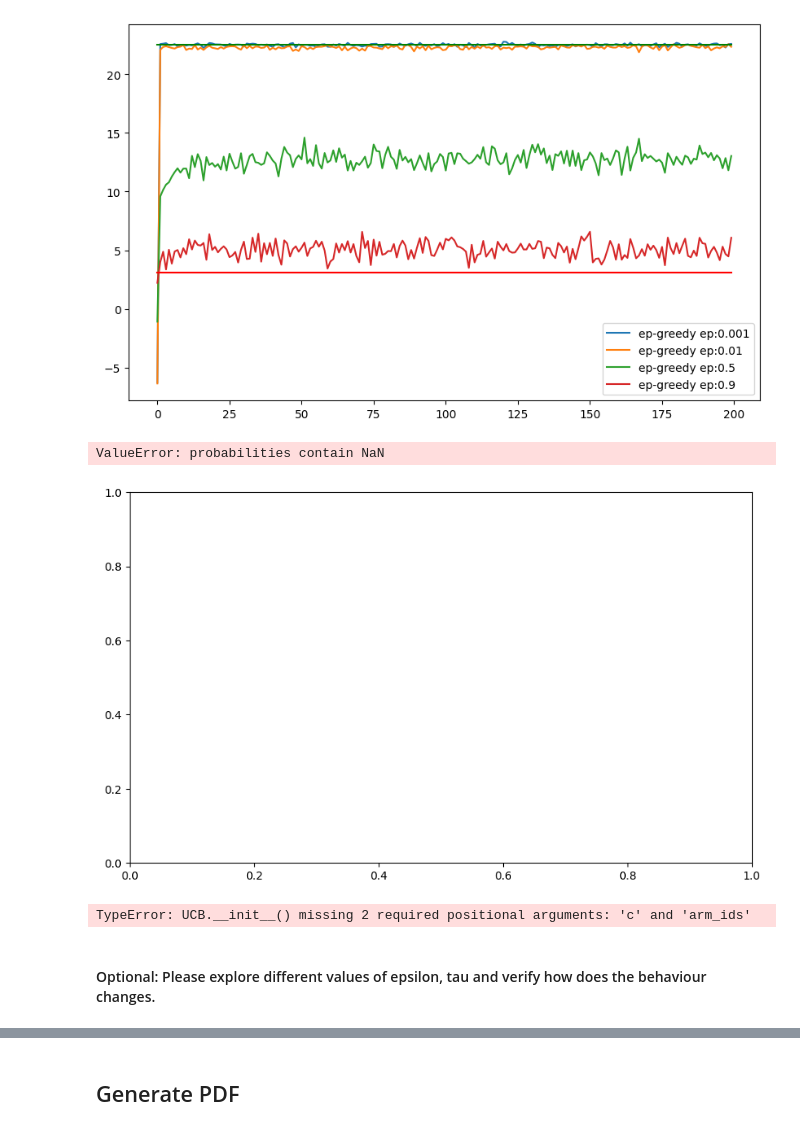
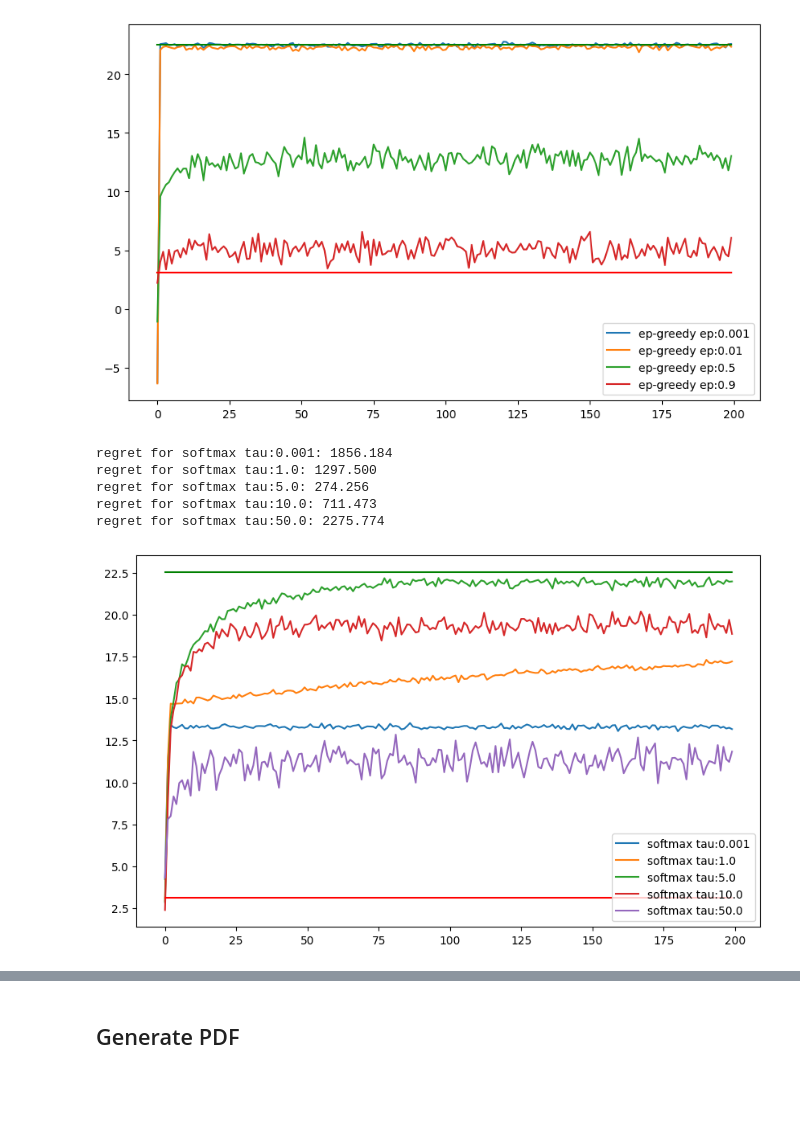
Before and after one commit to me21b172/DA6400-Reinforcement-Learning, a Jupyter notebook: Tutorial 1/DA6400_Tutorial_1_Bandits[1].ipynb, the cells around one changed output, grey strips where cells are left out. Drawn from its saved outputs; the diff is of its cells as text; code cells hidden in the pictures; blank space fills up the shorter version.

```diff
--- a/Tutorial 1/DA6400_Tutorial_1_Bandits[1].ipynb
+++ b/Tutorial 1/DA6400_Tutorial_1_Bandits[1].ipynb
@@ -150,8 +151,12 @@ class SoftmaxPolicy(BasePolicy):
     self.Q[arm_id] = self.Q[arm_id] + (arm_reward - self.Q[arm_id]) / (self.num_pulls_per_arm[arm_id])
 
   def select_arm(self) -> int:
-    sum_exps = sum([np.exp(q / self.tau) for q in self.Q.values()])
-    probabilities = {id:np.exp(self.Q[id] / self.tau) / sum_exps for id in self.arm_ids}
+    max_q = max(self.Q.values())
+    exp_values = np.array([np.exp((q - max_q) / self.tau) for q in self.Q.values()])
+    sum_exps = exp_values.sum()
+    probabilities = {id: exp_val / sum_exps for id, exp_val in zip(self.arm_ids, exp_values)}
+    if sum(probabilities.values()) != 1:
+      return max(self.Q, key=lambda x: self.Q[x])
     return np.random.choice(self.arm_ids, p=list(probabilities.values()))
 # %%
 class UCB(BasePolicy):
@@ -271,15 +280,13 @@ regret for ep-greedy ep:0.5: 1987.793
 regret for ep-greedy ep:0.9: 3503.219
 [figure]
 # %%
-explore_softmax_taus =  [0.001, 1.0, 5.0, 50.0]
+explore_softmax_taus =  [0.001, 1.0, 5.0, 10.0, 50.0]
 softmax_polices = [SoftmaxPolicy(tau, env.arm_ids) for tau in explore_softmax_taus]
 plot_reward_curve_and_print_regret(env, softmax_polices, timesteps=200, num_runs=500)
 # %% [output]
-ValueError: probabilities contain NaN
+regret for softmax tau:0.001: 1856.184
+regret for softmax tau:1.0: 1297.500
+regret for softmax tau:5.0: 274.256
+regret for softmax tau:10.0: 711.473
+regret for softmax tau:50.0: 2275.774
-[figure, old version]
+[figure, new version]
-# %%
-plot_reward_curve_and_print_regret(env, [UCB()], timesteps=200, num_runs=500)
-# %% [output]
-TypeError: UCB.__init__() missing 2 required positional arguments: 'c' and 'arm_ids'
-# %% [markdown]
-#### Optional: Please explore different values of epsilon, tau and verify how does the behaviour changes.
```
Also changed, not shown: parts of 5 cells of this notebook, 1 other file.
